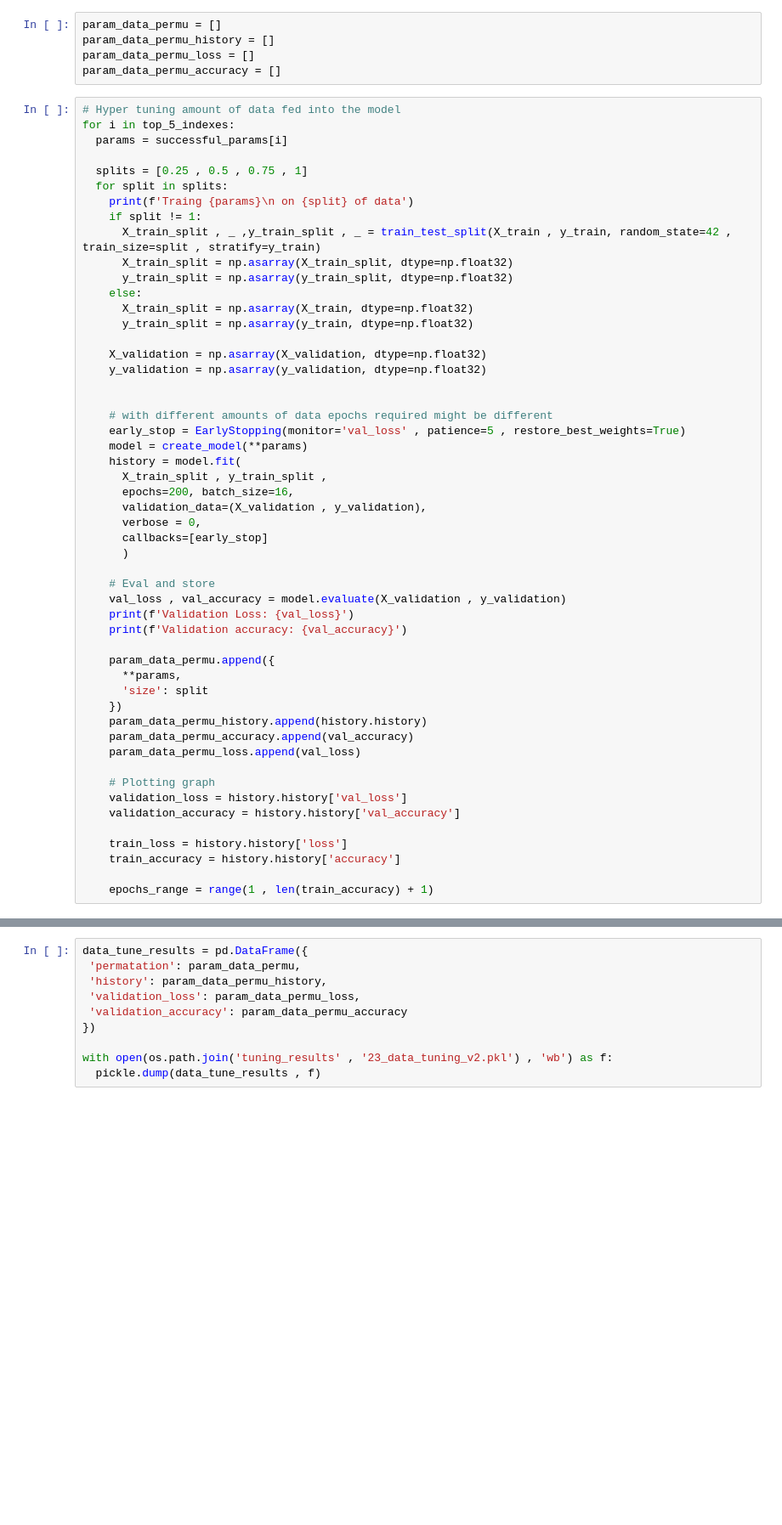
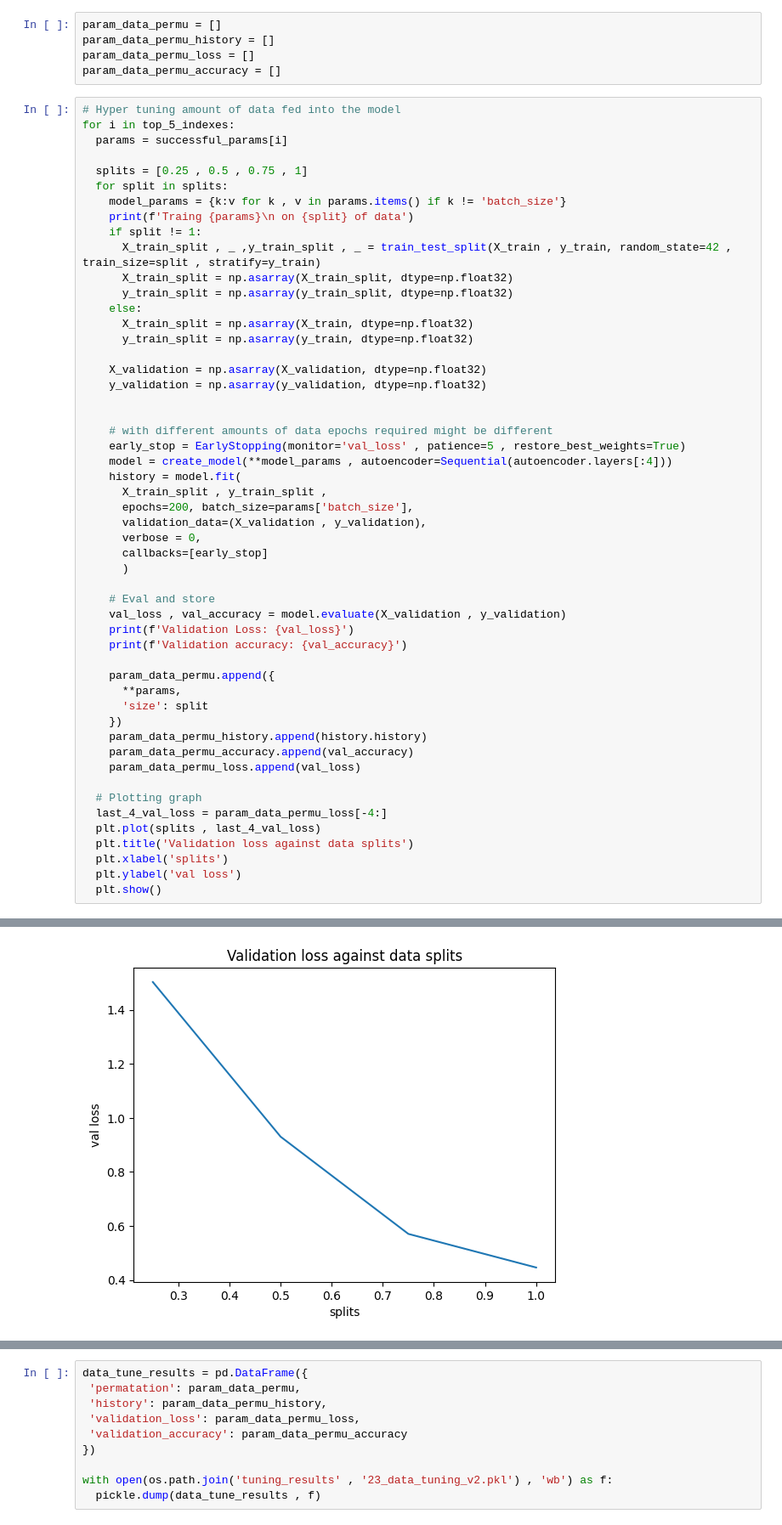
Before and after one commit to stupidbutsmart/DELE-CA1, a Jupyter notebook: CNN_v2.ipynb, the cells around one changed output, grey strips where cells are left out. Shown at 85% size. Cells and saved outputs as stored; diff of their text form; blank space fills up the shorter version.

```diff
--- a/CNN_v2.ipynb
+++ b/CNN_v2.ipynb
@@ -401,6 +491,7 @@ for i in top_5_indexes:
 
   splits = [0.25 , 0.5 , 0.75 , 1]
   for split in splits:
+    model_params = {k:v for k , v in params.items() if k != 'batch_size'}
     print(f'Traing {params}\n on {split} of data')
     if split != 1:
       X_train_split , _ ,y_train_split , _ = train_test_split(X_train , y_train, random_state=42 , train_size=split , stratify=y_train)
@@ -416,10 +507,10 @@ for i in top_5_indexes:
 
     # with different amounts of data epochs required might be different
     early_stop = EarlyStopping(monitor='val_loss' , patience=5 , restore_best_weights=True)
-    model = create_model(**params)
+    model = create_model(**model_params , autoencoder=Sequential(autoencoder.layers[:4]))
     history = model.fit(
       X_train_split , y_train_split ,
-      epochs=200, batch_size=16,
+      epochs=200, batch_size=params['batch_size'],
       validation_data=(X_validation , y_validation),
       verbose = 0,
       callbacks=[early_stop]
@@ -438,12 +529,11 @@ for i in top_5_indexes:
     param_data_permu_accuracy.append(val_accuracy)
     param_data_permu_loss.append(val_loss)
 
-    # Plotting graph
-    validation_loss = history.history['val_loss']
-    validation_accuracy = history.history['val_accuracy']
-
-    train_loss = history.history['loss']
-    train_accuracy = history.history['accuracy']
-
-    epochs_range = range(1 , len(train_accuracy) + 1)
+  # Plotting graph
+  last_4_val_loss = param_data_permu_loss[-4:]
+  plt.plot(splits , last_4_val_loss)
+  plt.title('Validation loss against data splits')
+  plt.xlabel('splits')
+  plt.ylabel('val loss')
+  plt.show()
 # %% [output]
@@ -466,0 +560 @@ Validation accuracy: 0.699999988079071
+[figure, added]
```
Also changed, not shown: parts of 29 cells of this notebook.
